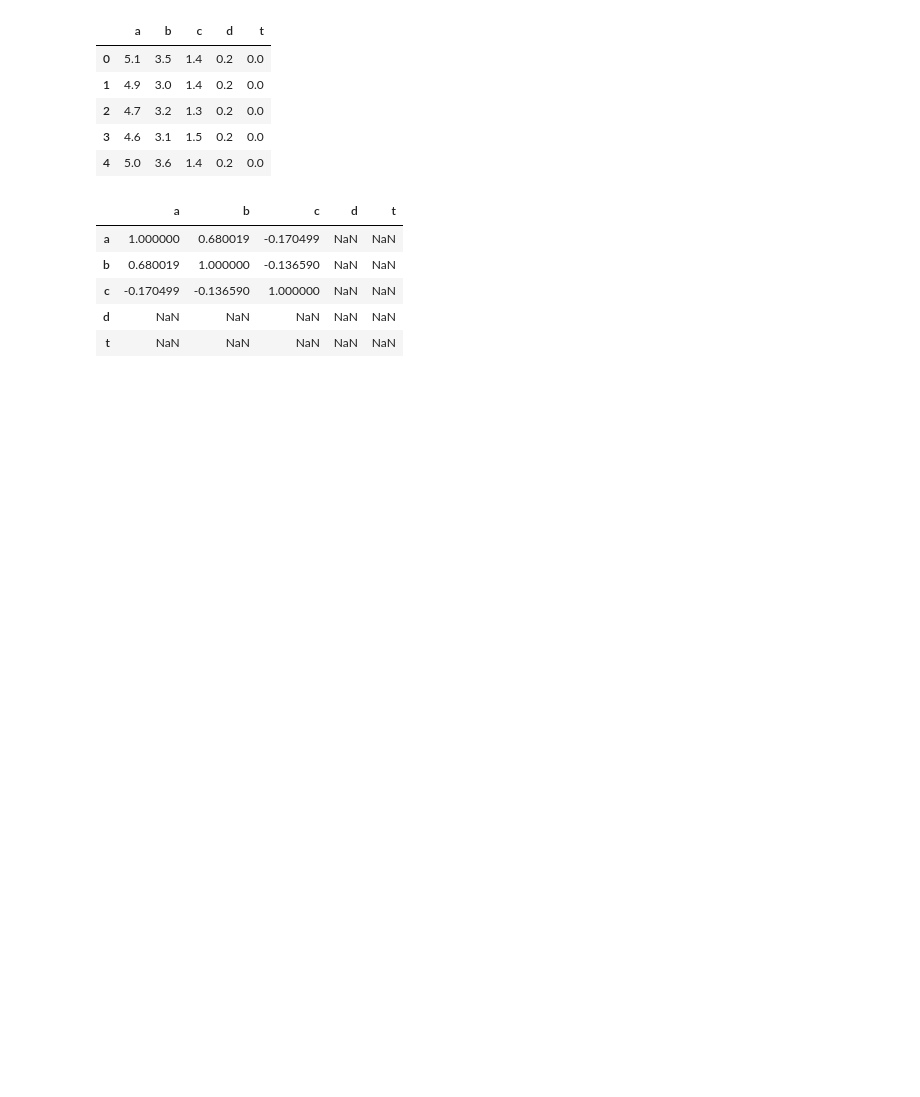
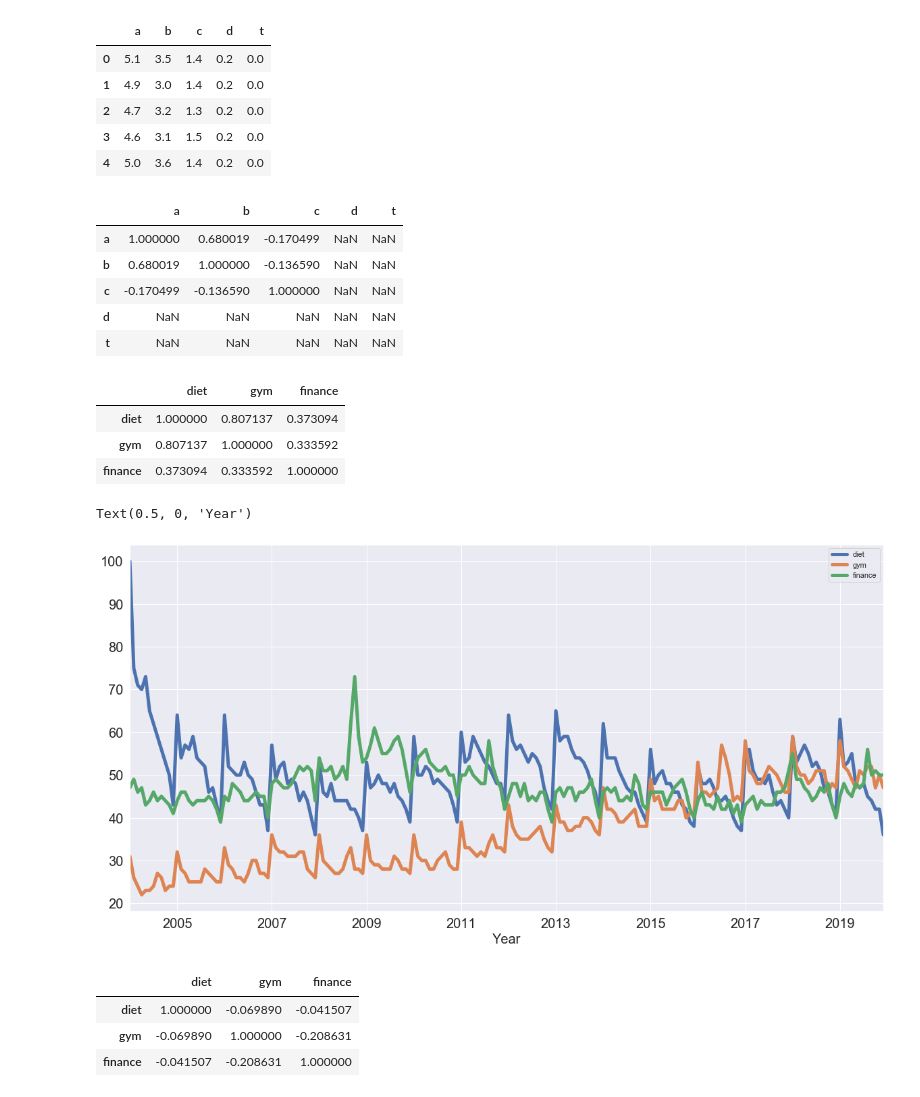
Before and after one commit to pillaiharish/Exercise, a Jupyter notebook: datacamp/timeseriesanalysis/timeseries_datacamp1.ipynb, the cells around one changed output. Drawn from its saved outputs; the diff is of its cells as text; code cells hidden in the pictures; blank space fills up the shorter version.

```diff
--- a/datacamp/timeseriesanalysis/timeseries_datacamp1.ipynb
+++ b/datacamp/timeseriesanalysis/timeseries_datacamp1.ipynb
@@ -564,3 +613,23 @@ df_inew.corr()
 | c | -0.170499 | -0.136590 | 1.000000 | NaN | NaN |
 | d | NaN | NaN | NaN | NaN | NaN |
 | t | NaN | NaN | NaN | NaN | NaN |
+# %%
+df.diff().corr()
+# %% [output]
+|  | diet | gym | finance |
+| diet | 1.000000 | 0.807137 | 0.373094 |
+| gym | 0.807137 | 1.000000 | 0.333592 |
+| finance | 0.373094 | 0.333592 | 1.000000 |
+# %%
+df.plot(figsize=(20,10),linewidth=5,fontsize=20)
+plt.xlabel('Year',fontsize=20)
+# %% [output]
+Text(0.5, 0, 'Year')
+[figure, added]
+# %%
+df.corr()
+# %% [output]
+|  | diet | gym | finance |
+| diet | 1.000000 | -0.069890 | -0.041507 |
+| gym | -0.069890 | 1.000000 | -0.208631 |
+| finance | -0.041507 | -0.208631 | 1.000000 |
```
Also changed, not shown: parts of 24 cells of this notebook, 1 other file.
